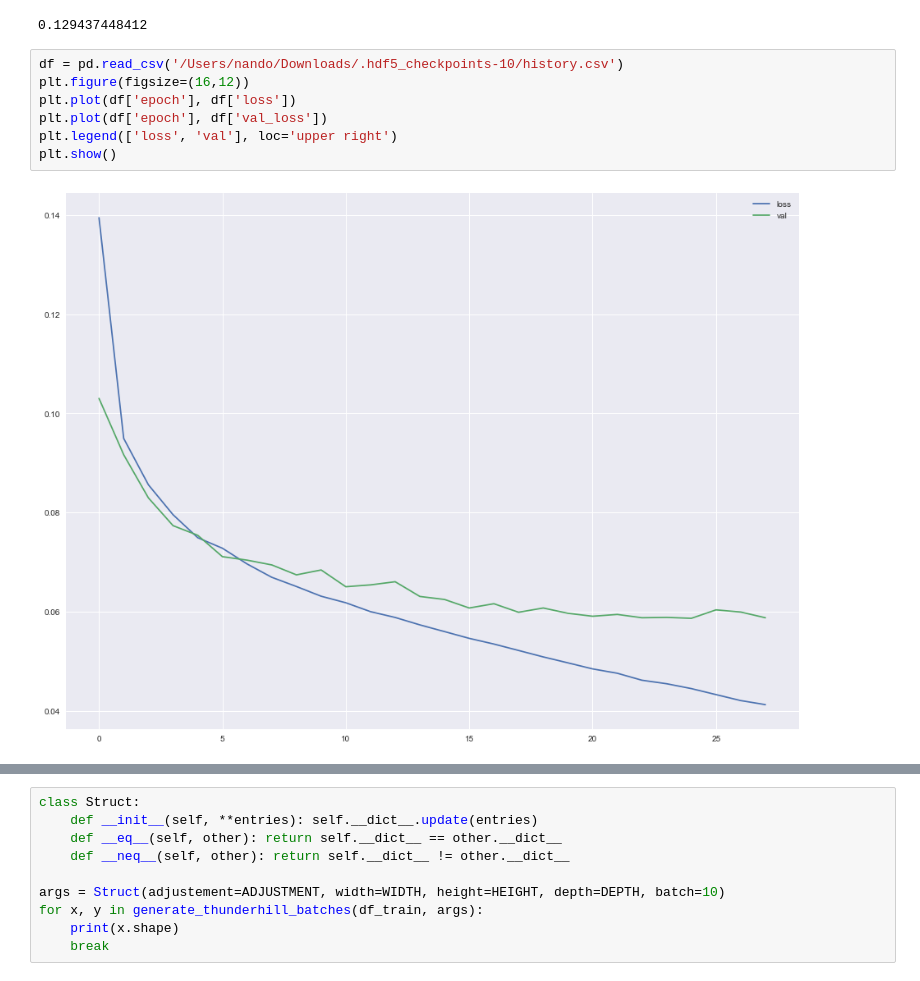
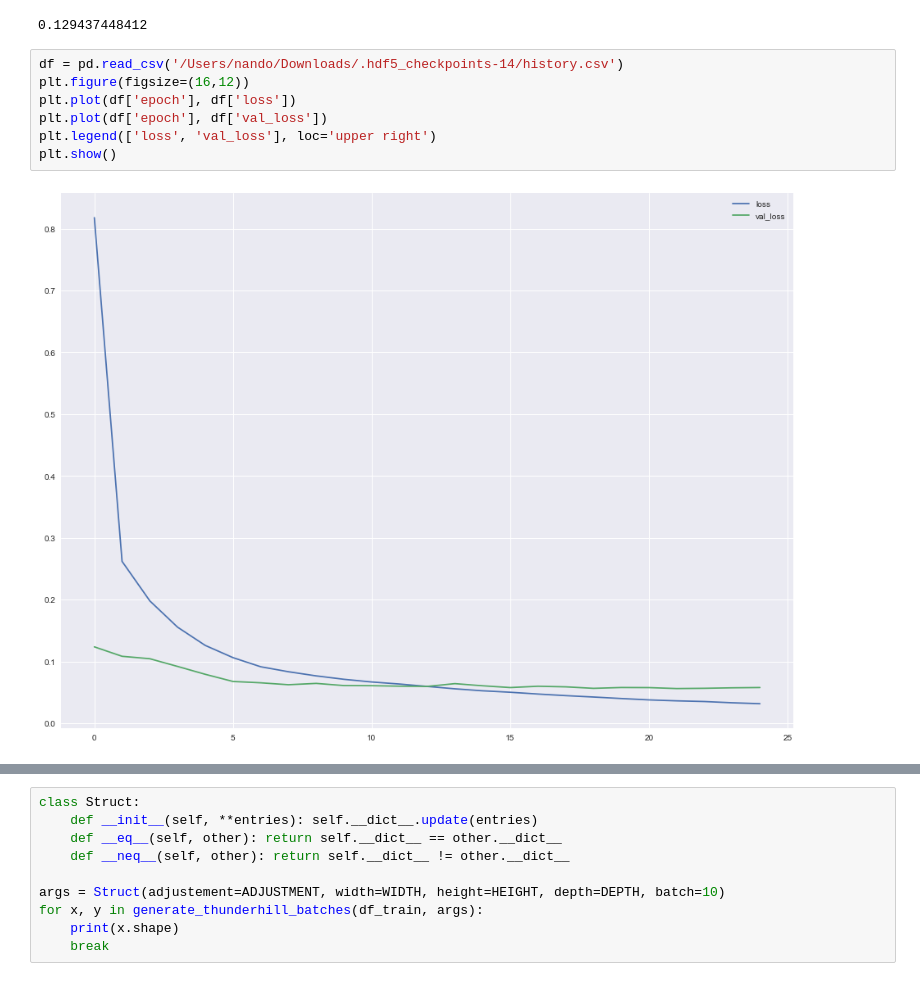
Before and after one commit to harinando/sdc-advanced-lane-lines, a Jupyter notebook: thunderhill/data_exploration.ipynb, the cells around one changed output, grey strips where cells are left out. Cells and saved outputs as stored; diff of their text form.

```diff
--- a/thunderhill/data_exploration.ipynb
+++ b/thunderhill/data_exploration.ipynb
@@ -318,11 +310,11 @@ print(train['steering'].std())
 # %% [output]
 0.129437448412
 # %%
-df = pd.read_csv('/Users/nando/Downloads/.hdf5_checkpoints-10/history.csv')
+df = pd.read_csv('/Users/nando/Downloads/.hdf5_checkpoints-14/history.csv')
 plt.figure(figsize=(16,12))
 plt.plot(df['epoch'], df['loss'])
 plt.plot(df['epoch'], df['val_loss'])
-plt.legend(['loss', 'val'], loc='upper right')
+plt.legend(['loss', 'val_loss'], loc='upper right')
 plt.show()
 # %% [output]
-[figure, old version]
+[figure, new version]
```
Also changed, not shown: parts of 25 cells of this notebook, 6 other files.
